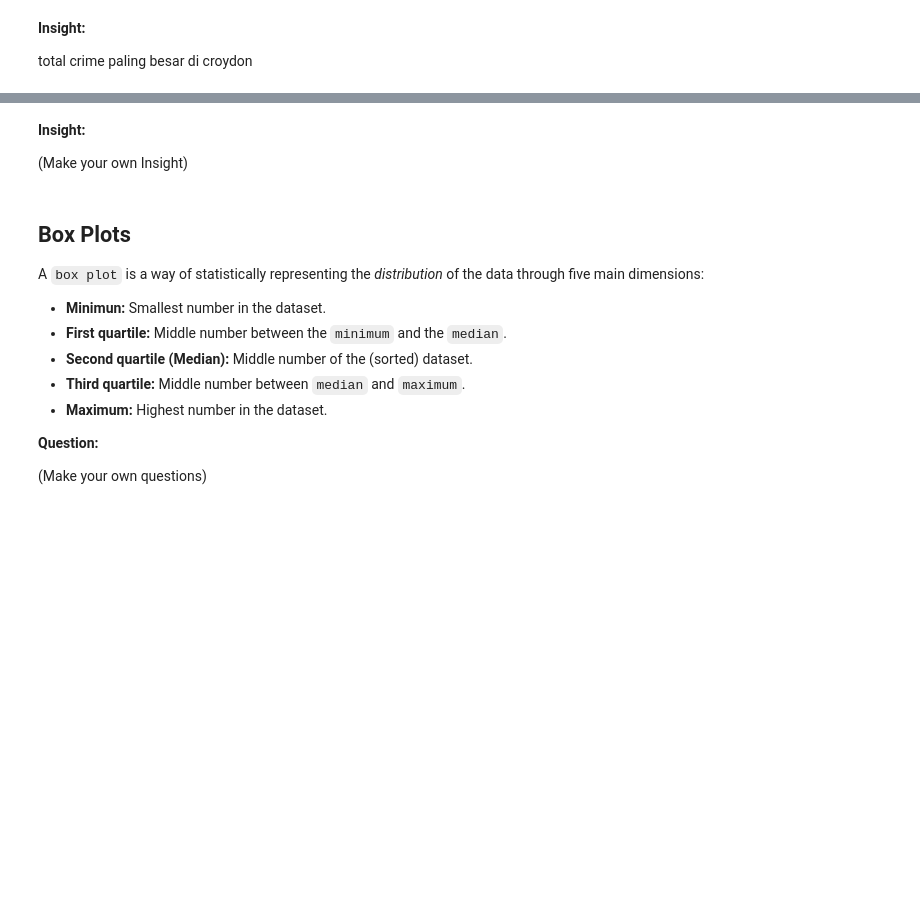
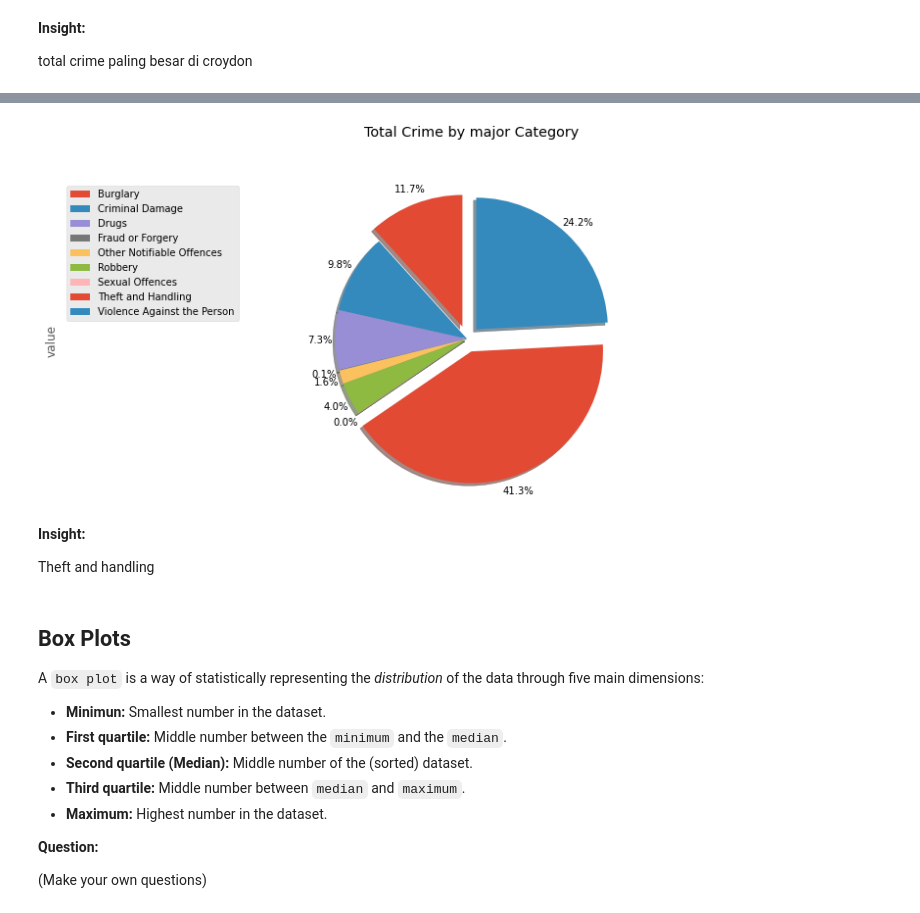
Before and after one commit to alfansukmana04/H8_50, a Jupyter notebook: PYTN_Assgn_1_H8_50_Alfan.ipynb, the cells around one changed output, grey strips where cells are left out. Drawn from its saved outputs; the diff is of its cells as text; code cells hidden in the pictures; blank space fills up the shorter version.

```diff
--- a/PYTN_Assgn_1_H8_50_Alfan.ipynb
+++ b/PYTN_Assgn_1_H8_50_Alfan.ipynb
@@ -324,35 +336,37 @@ df_major
 # %%
 # Write your function below
 
 # ratio for each continent with which to offset each wedge.
 explode_list = [0.1, 0, 0, 0, 0, 0, 0, 0.1, 0.1]
 
 # Graded-Funtion Begin (~8 Lines)
-['**your_dataset**'].plot(kind='**your argument**',
+df_major['value'].plot(kind='pie',
                       figsize=(15, 6),
                       autopct='%1.1f%%',
                       startangle=90,
                       shadow=True,
                       labels=None,         # turn off labels on pie chart
                       # the ratio between the center of each pie slice and the start of the text generated by autopct
                       pctdistance=1.12,
                       explode=explode_list  # 'explode'
                       )
 # Graded-Funtion End
 
 # scale the title up by 12% to match pctdistance
-plt.title('Title', y=1.12)
+plt.title('Total Crime by major Category', y=1.12)
 
 plt.axis('equal')
 
 # add legend
 plt.legend(labels=df_major.index, loc='upper left')
 
 plt.show()
+# %% [output]
+[figure, added]
-# %% [markdown]
-**Insight:**
-
-(Make your own Insight)
+# %% [markdown]
+**Insight:**
+
+Theft and handling
 # %% [markdown]
 ## Box Plots <a id="8"></a>
 
```
Also changed, not shown: parts of 2 cells of this notebook.
